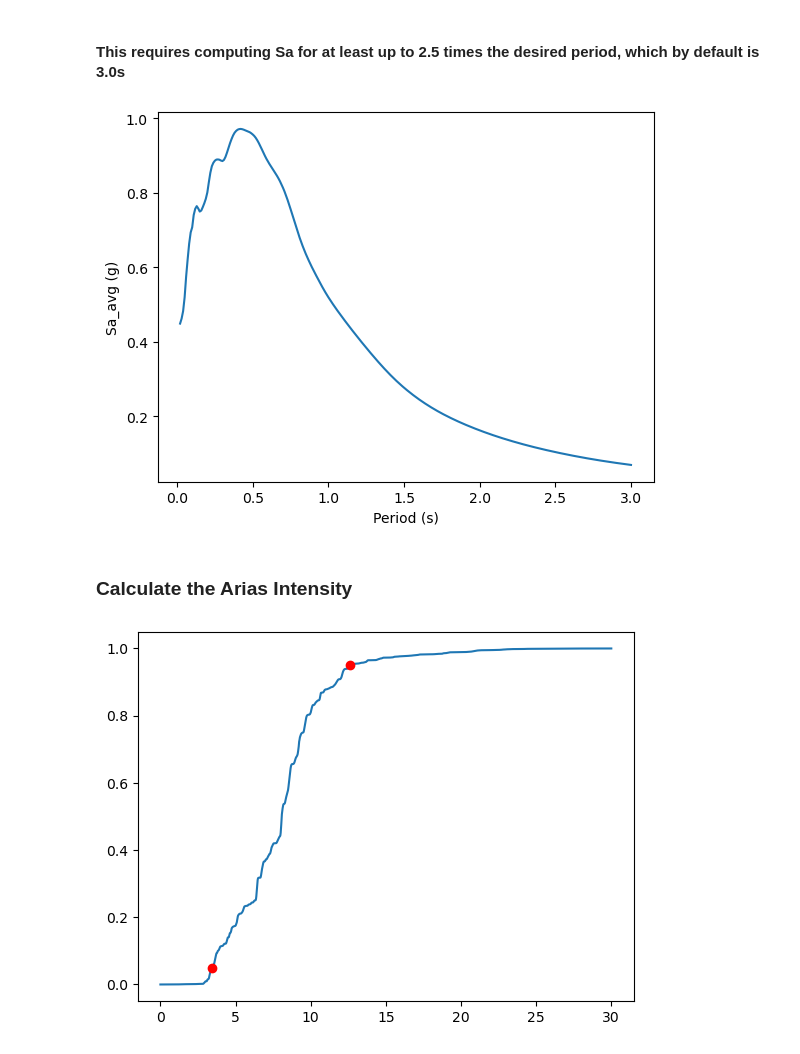
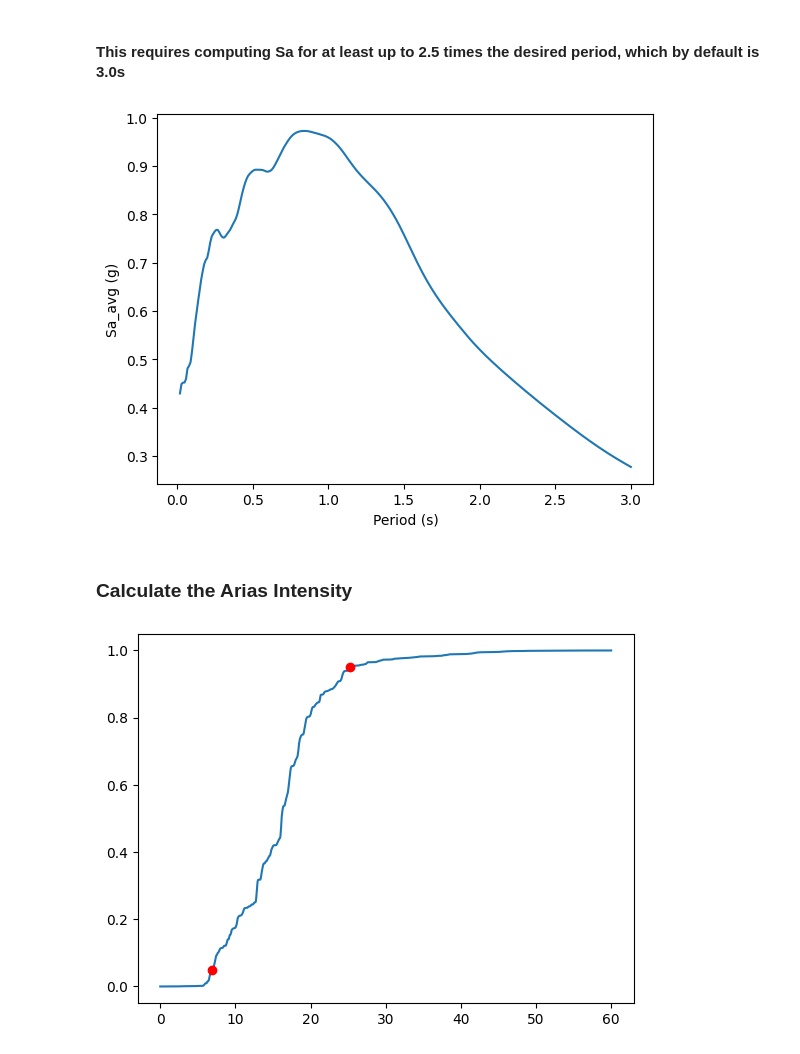
Before and after one commit to odarroyo/opseestools, a Jupyter notebook: examples/tutorial2_ground_motion_processing.ipynb, the cells around one changed output. Drawn from its saved outputs; the diff is of its cells as text; code cells hidden in the pictures.

```diff
--- a/examples/tutorial2_ground_motion_processing.ipynb
+++ b/examples/tutorial2_ground_motion_processing.ipynb
@@ -10,7 +10,7 @@ import matplotlib.pyplot as plt
 ### Loading and inspecting the ground motion
 # %%
 acel = np.loadtxt('GM01.txt')
-dt = 0.01
+dt = 0.02
 t = np.linspace(0,len(acel)*dt,len(acel))
 plt.xlabel('time (s)')
 plt.ylabel('acceleration (g)')
@@ -51,10 +51,10 @@ plt.xlabel('Period (s)')
 plt.ylabel('Sa_avg (g)')
 plt.show()
 # %% [output]
-[figure, old version]
+[figure, new version]
 # %% [markdown]
 ### Calculate the Arias Intensity
 # %%
-a2,t1 = ut.cumAI(t,acel)
+a2,t1,ai = ut.cumAI(t,acel)
 # %% [output]
-[figure, old version]
+[figure, new version]
```
Also changed, not shown: parts of 3 cells of this notebook, 10 other files.
